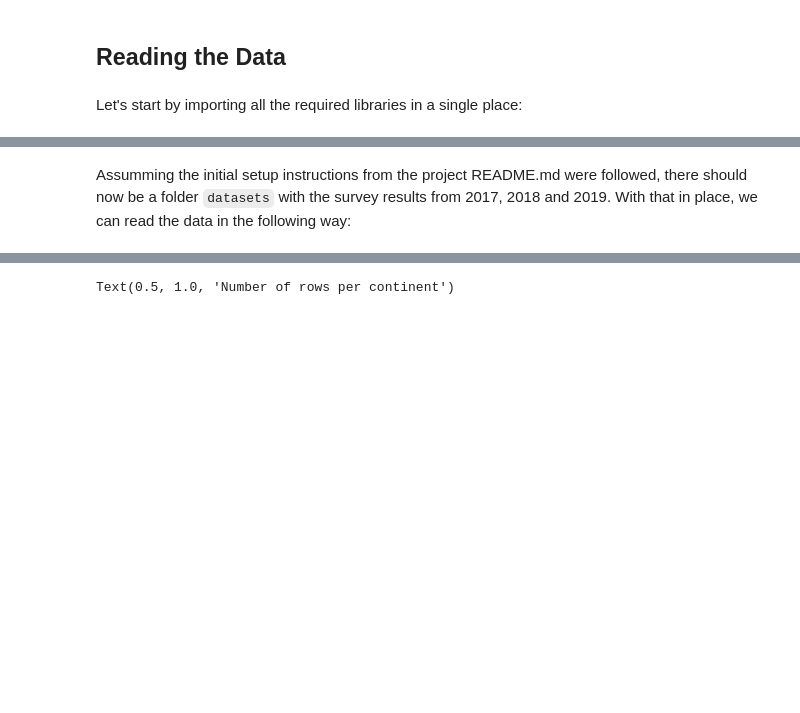
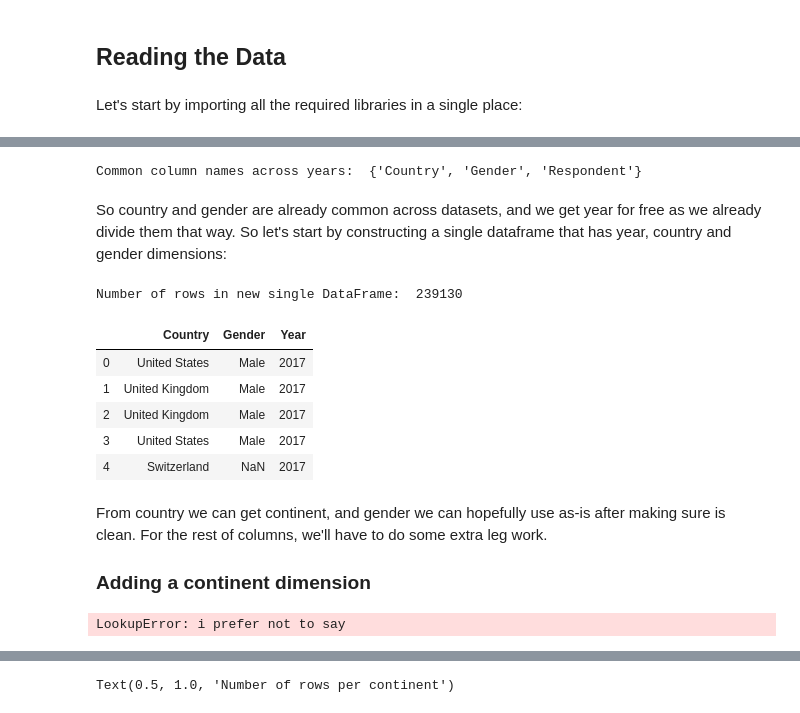
Before and after one commit to ojcastillo/Analysis-StackOverflow-Survey, a Jupyter notebook: Stack Overflow Survey Analysis.ipynb, the cells around one changed output, grey strips where cells are left out. Drawn from its saved outputs; the diff is of its cells as text; code cells hidden in the pictures; blank space fills up the shorter version.

```diff
--- a/Stack Overflow Survey Analysis.ipynb
+++ b/Stack Overflow Survey Analysis.ipynb
@@ -55,0 +117,43 @@ def clean_country(country):
+# %%
+# Construct a set of the shared column names shared across each of the datasets
+common_cols = (set(datasets[2017]['schema'].Column)
+    & set(datasets[2018]['schema'].Column)
+    & set(datasets[2019]['schema'].Column))
+print('Common column names across years: ', common_cols)
+# %% [output]
+Common column names across years:  {'Country', 'Gender', 'Respondent'}
+# %% [markdown]
+So country and gender are already common across datasets, and we get year for free as we already divide them that way. So let's start by constructing a single dataframe that has year, country and gender dimensions:
+# %%
+def join_datasets_by_year(datasets, columns):
+    """Joins the yearly datasets into a single DataFrame.
+
+    The function assummes the columns provided exist across datasets
+    to construct a single DataFrame aht contains those columns in
+    addition to a Year dimension.
+    """
+    full_df = None
+    for year in datasets:
+        year_df = datasets[year]['data'][columns].copy()
+        year_df['Year'] = year
+        if full_df is None:
+            full_df = year_df
+        else:
+            full_df = full_df.append(year_df)
+    return full_df
+# %%
+full_df = join_datasets_by_year(datasets, ['Country', 'Gender'])
+print('Number of rows in new single DataFrame: ', full_df.shape[0])
+full_df.head()
+# %% [output]
+Number of rows in new single DataFrame:  239130
+|  | Country | Gender | Year |
+| 0 | United States | Male | 2017 |
+| 1 | United Kingdom | Male | 2017 |
+| 2 | United Kingdom | Male | 2017 |
+| 3 | United States | Male | 2017 |
+| 4 | Switzerland | NaN | 2017 |
+# %% [markdown]
+From country we can get continent, and gender we can hopefully use as-is after making sure is clean. For the rest of columns, we'll have to do some extra leg work.
+
+### Adding a continent dimension
@@ -56,3 +162,7 @@ def clean_country(country):
+# %%
+full_df['CountryAlpha2'] = full_df['Country'].apply(lambda c: countries.search_fuzzy(c));
+# %% [output]
+LookupError: i prefer not to say
 # %%
 # Set up a map of country name to continent
 continents_map = {}
@@ -64,5 +174,3 @@ for key, val in pyc.map_countries().items():
         continents_map[key] = pyc.country_alpha2_to_continent_code(val['alpha_2'])
     except KeyError:
         continents_map[key] = None
-# %% [markdown]
-Assumming the initial setup instructions from the project README.md were followed, there should now be a folder `datasets` with the survey results from 2017, 2018 and 2019. With that in place, we can read the data in the following way:
```
Also changed, not shown: parts of 25 cells of this notebook, 1 other file.
